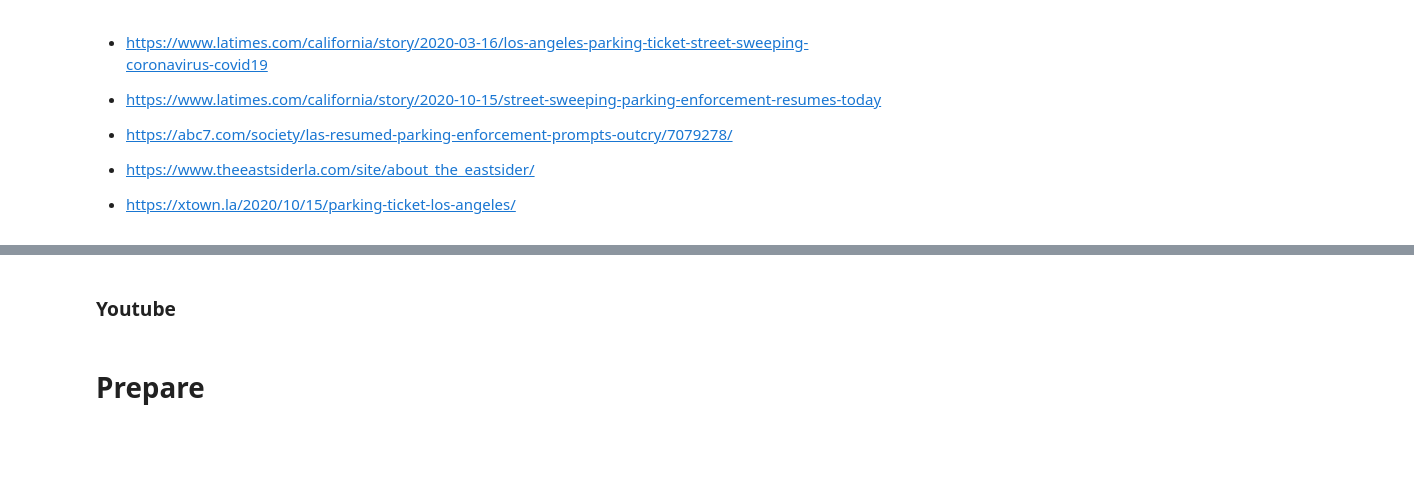
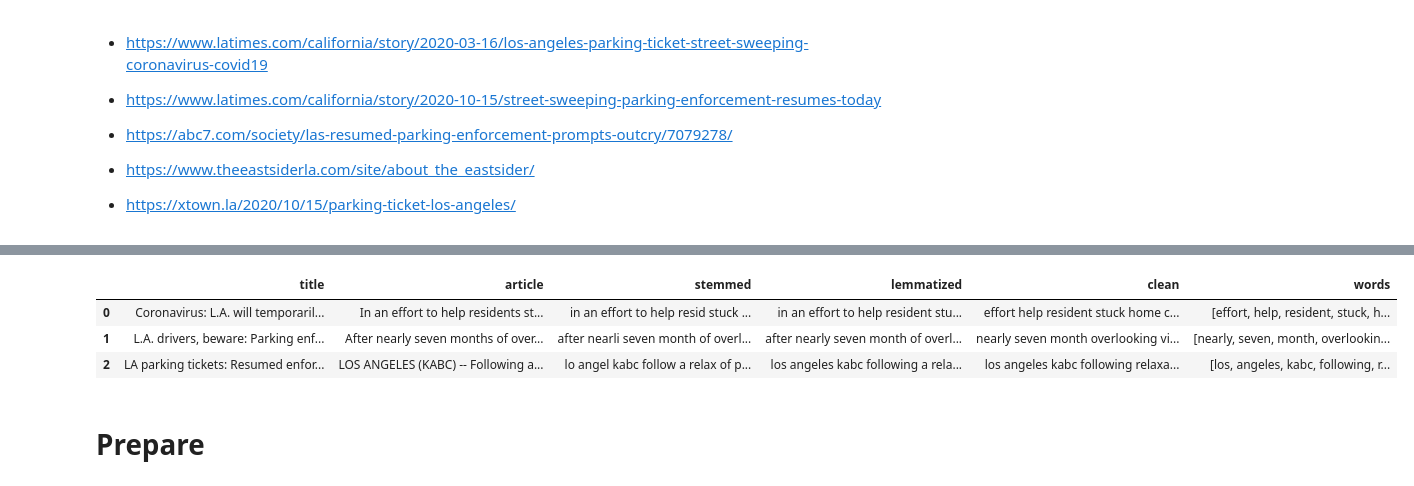
Before and after one commit to Promeos/LADOT-COVID19-enforcement, a Jupyter notebook: MVP.ipynb, the cells around one changed output, grey strips where cells are left out. Cells and saved outputs as stored; diff of their text form; code cells hidden in the pictures; blank space fills up the shorter version.

```diff
--- a/MVP.ipynb
+++ b/MVP.ipynb
@@ -142,2 +101,0 @@ with open('abc7_ladot.txt', mode ='w') as file:
-# %% [markdown]
-### Youtube
@@ -144,3 +108,10 @@ with open('abc7_ladot.txt', mode ='w') as file:
+# %%
+df_text
+# %% [output]
+|  | title | article | stemmed | lemmatized | clean | words |
+| 0 | Coronavirus: L.A. will temporaril... | In an effort to help residents st... | in an effort to help resid stuck ... | in an effort to help resident stu... | effort help resident stuck home c... | [effort, help, resident, stuck, h... |
+| 1 | L.A. drivers, beware: Parking enf... | After nearly seven months of over... | after nearli seven month of overl... | after nearly seven month of overl... | nearly seven month overlooking vi... | [nearly, seven, month, overlookin... |
+| 2 | LA parking tickets: Resumed enfor... | LOS ANGELES (KABC) -- Following a... | lo angel kabc follow a relax of p... | los angeles kabc following a rela... | los angeles kabc following relaxa... | [los, angeles, kabc, following, r... |
 # %% [markdown]
 # Prepare
 # %% [markdown]
```
Also changed, not shown: parts of 14 cells of this notebook, 2 other files.
